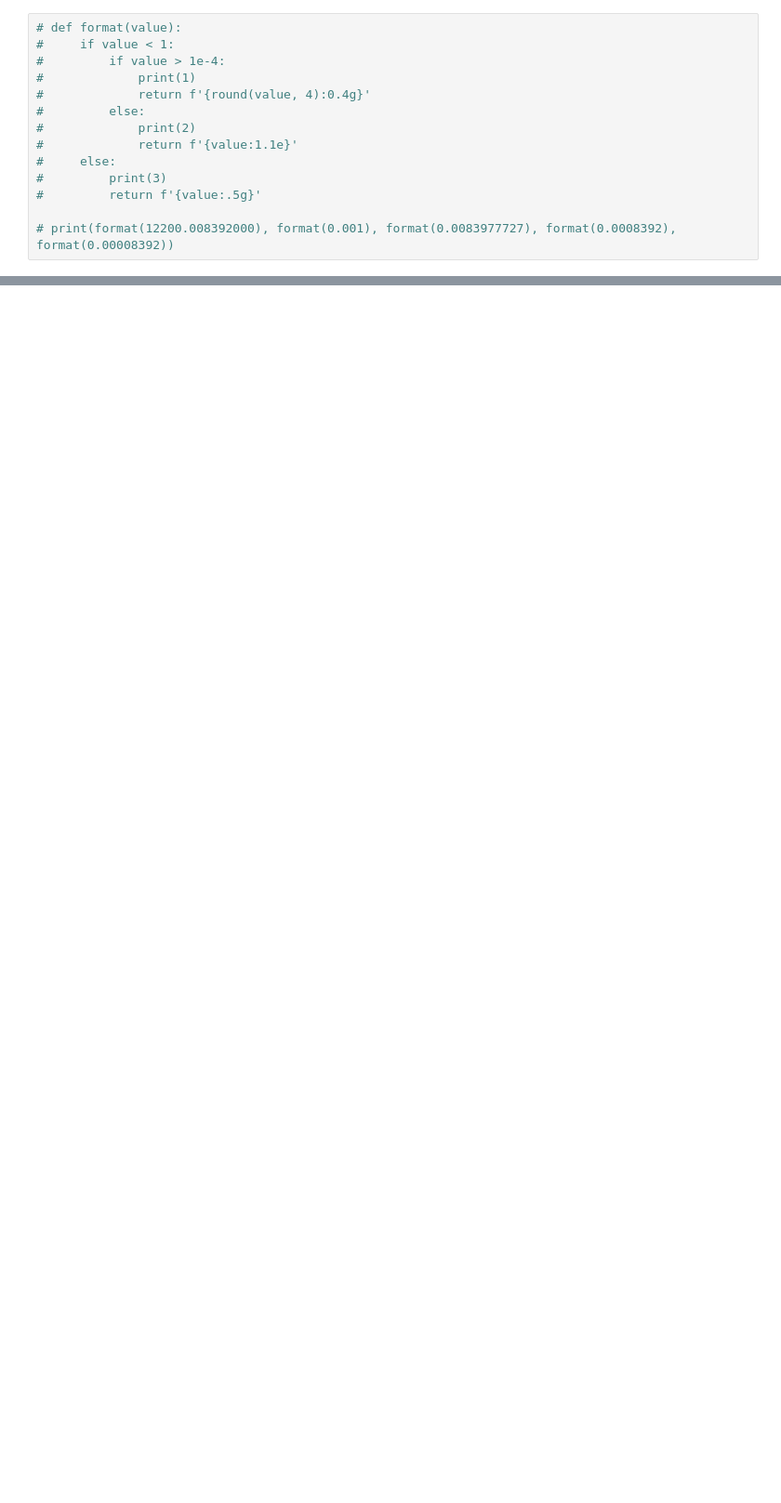
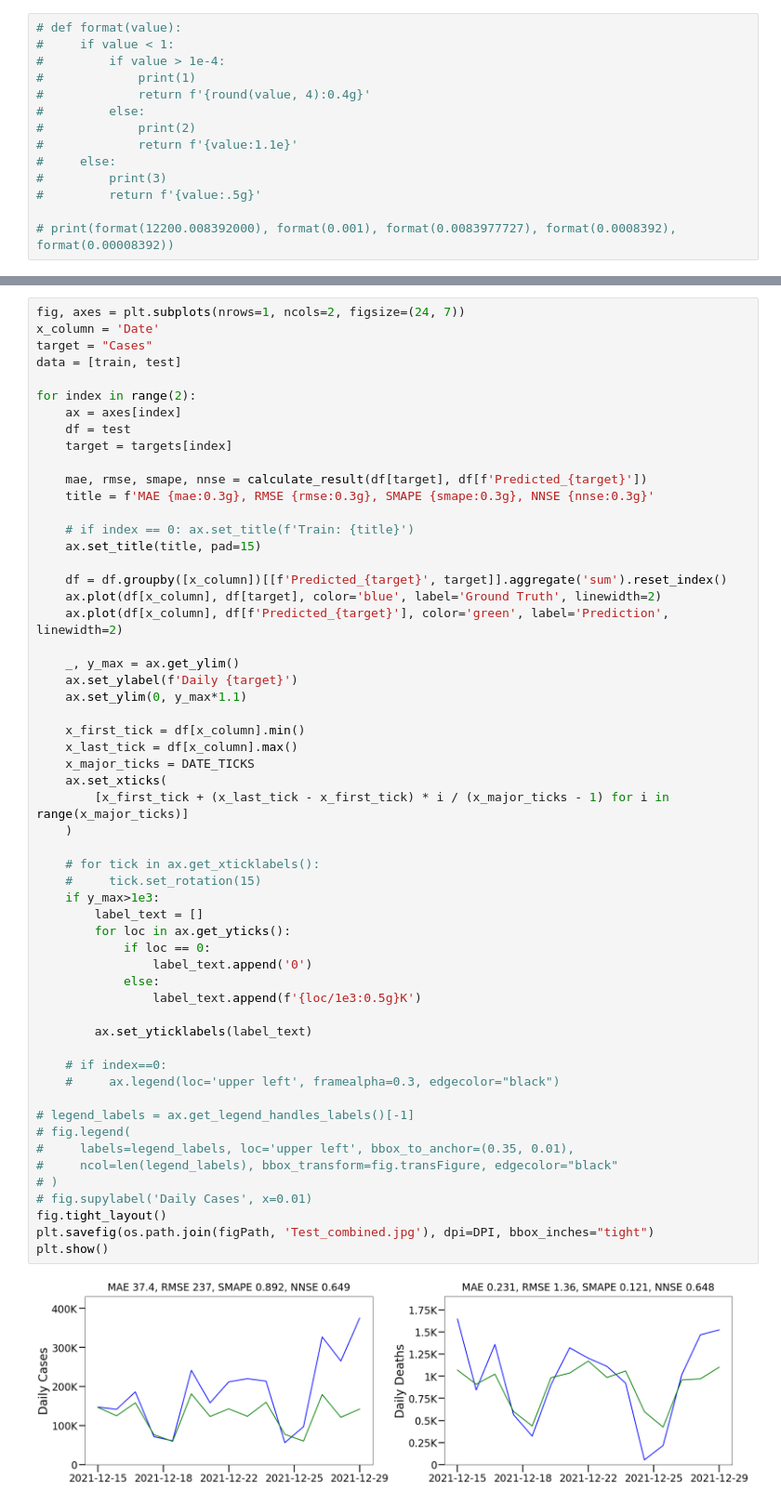
Before and after one commit to Data-ScienceHub/gpce-covid, a Jupyter notebook: TFT-pytorch/notebook/Plot prediction.ipynb, the cells around one changed output, grey strips where cells are left out. Shown at 93% size. Cells and saved outputs as stored; diff of their text form; blank space fills up the shorter version.

```diff
--- a/TFT-pytorch/notebook/Plot prediction.ipynb
+++ b/TFT-pytorch/notebook/Plot prediction.ipynb
@@ -38,0 +79,58 @@ plotter.summed_plot(results[results['split']=='test'], type='Test', save=False)
+# %%
+fig, axes = plt.subplots(nrows=1, ncols=2, figsize=(24, 7))
+x_column = 'Date'
+target = "Cases"
+data = [train, test]
+
+for index in range(2):
+    ax = axes[index]
+    df = test
+    target = targets[index]
+
+    mae, rmse, smape, nnse = calculate_result(df[target], df[f'Predicted_{target}'])
+    title = f'MAE {mae:0.3g}, RMSE {rmse:0.3g}, SMAPE {smape:0.3g}, NNSE {nnse:0.3g}'
+
+    # if index == 0: ax.set_title(f'Train: {title}')
+    ax.set_title(title, pad=15)
+
+    df = df.groupby([x_column])[[f'Predicted_{target}', target]].aggregate('sum').reset_index()
+    ax.plot(df[x_column], df[target], color='blue', label='Ground Truth', linewidth=2)
+    ax.plot(df[x_column], df[f'Predicted_{target}'], color='green', label='Prediction', linewidth=2)
+
+    _, y_max = ax.get_ylim()
+    ax.set_ylabel(f'Daily {target}')
+    ax.set_ylim(0, y_max*1.1)
+
+    x_first_tick = df[x_column].min()
+    x_last_tick = df[x_column].max()
+    x_major_ticks = DATE_TICKS
+    ax.set_xticks(
+        [x_first_tick + (x_last_tick - x_first_tick) * i / (x_major_ticks - 1) for i in range(x_major_ticks)]
+    )
+
+    # for tick in ax.get_xticklabels():
+    #     tick.set_rotation(15)
+    if y_max>1e3:
+        label_text = []
+        for loc in ax.get_yticks():
+            if loc == 0:
+                label_text.append('0')
+            else:
+                label_text.append(f'{loc/1e3:0.5g}K')
+
+        ax.set_yticklabels(label_text)
+
+    # if index==0:
+    #     ax.legend(loc='upper left', framealpha=0.3, edgecolor="black")
+
+# legend_labels = ax.get_legend_handles_labels()[-1]
+# fig.legend(
+#     labels=legend_labels, loc='upper left', bbox_to_anchor=(0.35, 0.01),
+#     ncol=len(legend_labels), bbox_transform=fig.transFigure, edgecolor="black"
+# )
+# fig.supylabel('Daily Cases', x=0.01)
+fig.tight_layout()
+plt.savefig(os.path.join(figPath, 'Test_combined.jpg'), dpi=DPI, bbox_inches="tight")
+plt.show()
+# %% [output]
+[figure, added]
```
Also changed, not shown: parts of 18 cells of this notebook, 55 other files.
